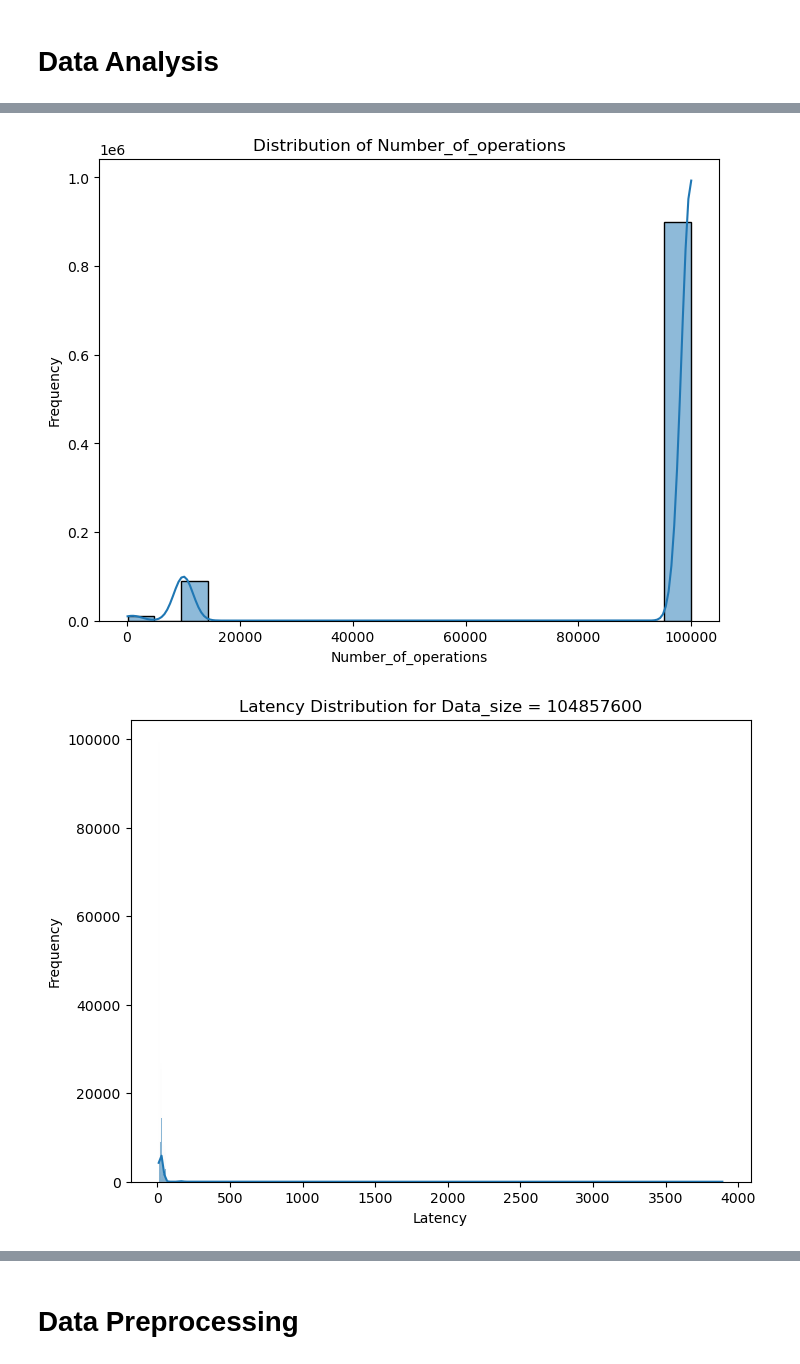
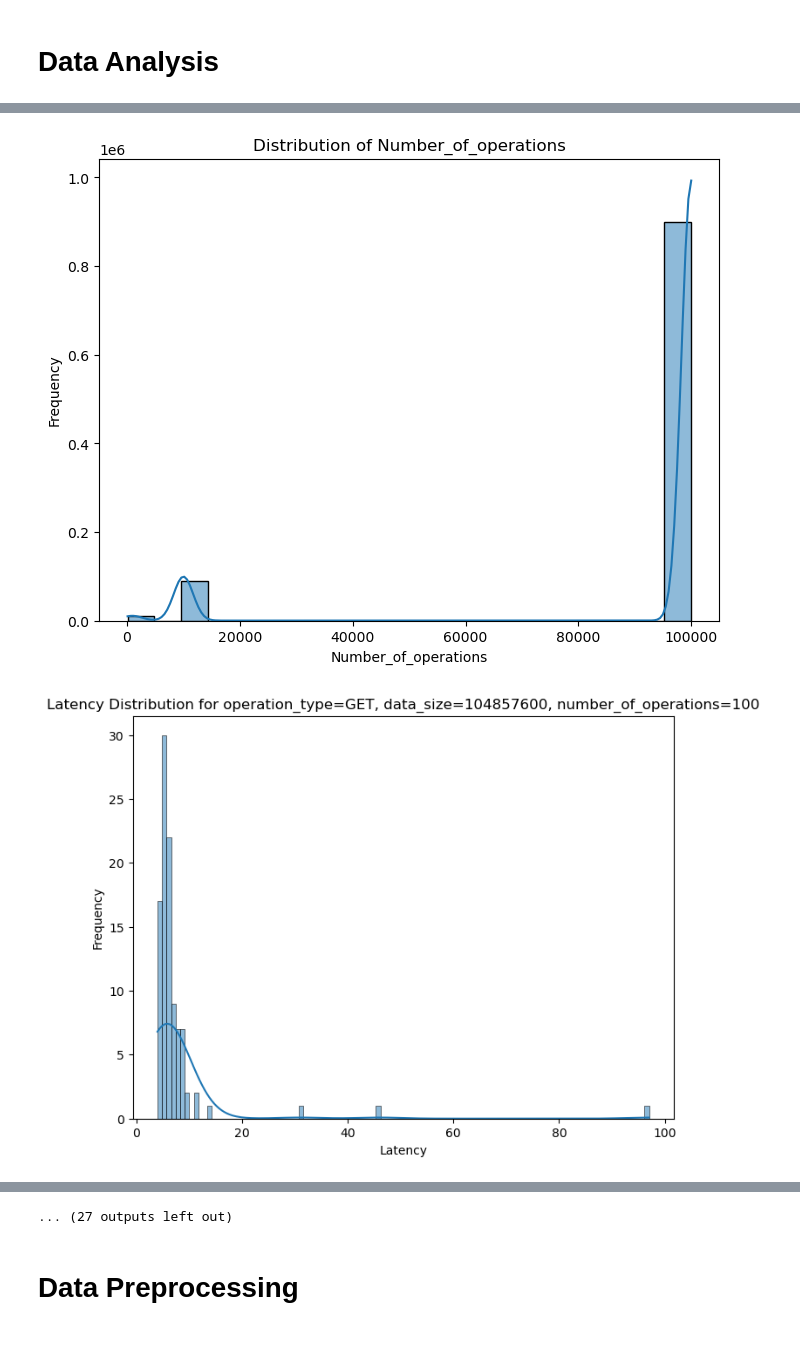
Before and after one commit to wesleylcf/profile_rocksdb, a Jupyter notebook: model/blackbox/model.ipynb, the cells around one changed output, grey strips where cells are left out. Cells and saved outputs as stored; diff of their text form; code cells hidden in the pictures.

```diff
--- a/model/blackbox/model.ipynb
+++ b/model/blackbox/model.ipynb
@@ -19,7 +19,7 @@ RAW_DATA_PATH = "raw.csv"
 PROCESSED_DATA_PATH = "processed.csv"
 ONE_HOT_ENCODING = 'one_hot'
 DUMMY_ENCODING = 'dummy'
-FEATURE_VARS = ["data_size", "operation_type", "number_of_operations"]
+FEATURE_VARS = ["operation_type", "data_size", "number_of_operations"]
 TARGET_VARS = ['latency']
 # CATEGORICAL_VARIABLES = {'compaction_style', 'bloom_filter_policy', 'operation_type'}
 CATEGORICAL_VARIABLES = {'operation_type'}
@@ -116,7 +116,8 @@ def generate_configs(model_name: str):
 # %%
 
 df = pd.read_csv(RAW_DATA_PATH)
-unique_configs = df.groupby(FEATURE_VARS).size().reset_index(name='counts')
+unique_configs = df.groupby(FEATURE_VARS).size().reset_index(name='counts').sort_values(by=FEATURE_VARS)
+
 
 # Distribution of each feature variable
 for feature in FEATURE_VARS:
@@ -133,15 +134,20 @@ for feature in FEATURE_VARS:
         plt.ylabel("Count")
     plt.show()
 
-# Distribution of latency for each unique value of each feature variable
-for feature in FEATURE_VARS:
-    unique_values = df[feature].unique()
-    for value in unique_values:
-        subset = df[df[feature] == value][TARGET_VARS[0]]
-        plt.figure(figsize=(8, 6))
-        sns.histplot(subset, kde=True)
-        plt.title(f"Latency Distribution for {feature.capitalize()} = {value}")
-        plt.xlabel(TARGET_VARS[0].capitalize())
-        plt.ylabel("Frequency")
-        plt.show()
+# Distribution of latency for each combination of [operation_type, data_size, number_of_operations]
+for index, row in unique_configs.iterrows():
+    subset = df[
+        (df["operation_type"] == row["operation_type"]) &
+        (df["data_size"] == row["data_size"]) &
+        (df["number_of_operations"] == row["number_of_operations"])
+    ][TARGET_VARS[0]]
+
+    config_str = ", ".join([f"{feature}={row[feature]}" for feature in FEATURE_VARS])
+
+    plt.figure(figsize=(8, 6))
+    sns.histplot(subset, kde=True)
+    plt.title(f"Latency Distribution for {config_str}")
+    plt.xlabel(TARGET_VARS[0].capitalize())
+    plt.ylabel("Frequency")
+    plt.show()
 # %% [output]
@@ -150,2 +156,2 @@ for feature in FEATURE_VARS:
 [figure]
-[figure, old version]
+[figure, new version]
@@ -161,3 +166,4 @@ for feature in FEATURE_VARS:
+... (27 outputs left out)
 # %% [markdown]
 # Data Preprocessing
 # %%
```
Also changed, not shown: parts of 5 cells of this notebook, 1 other file.
